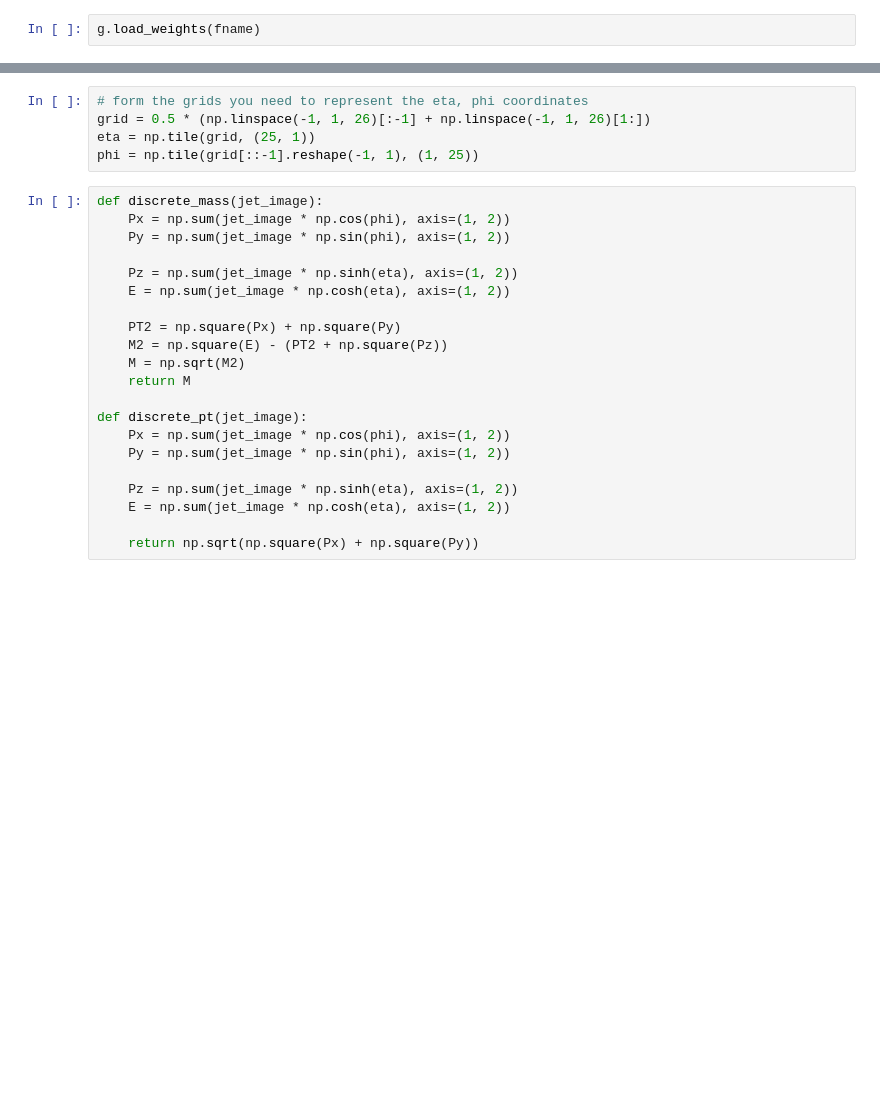
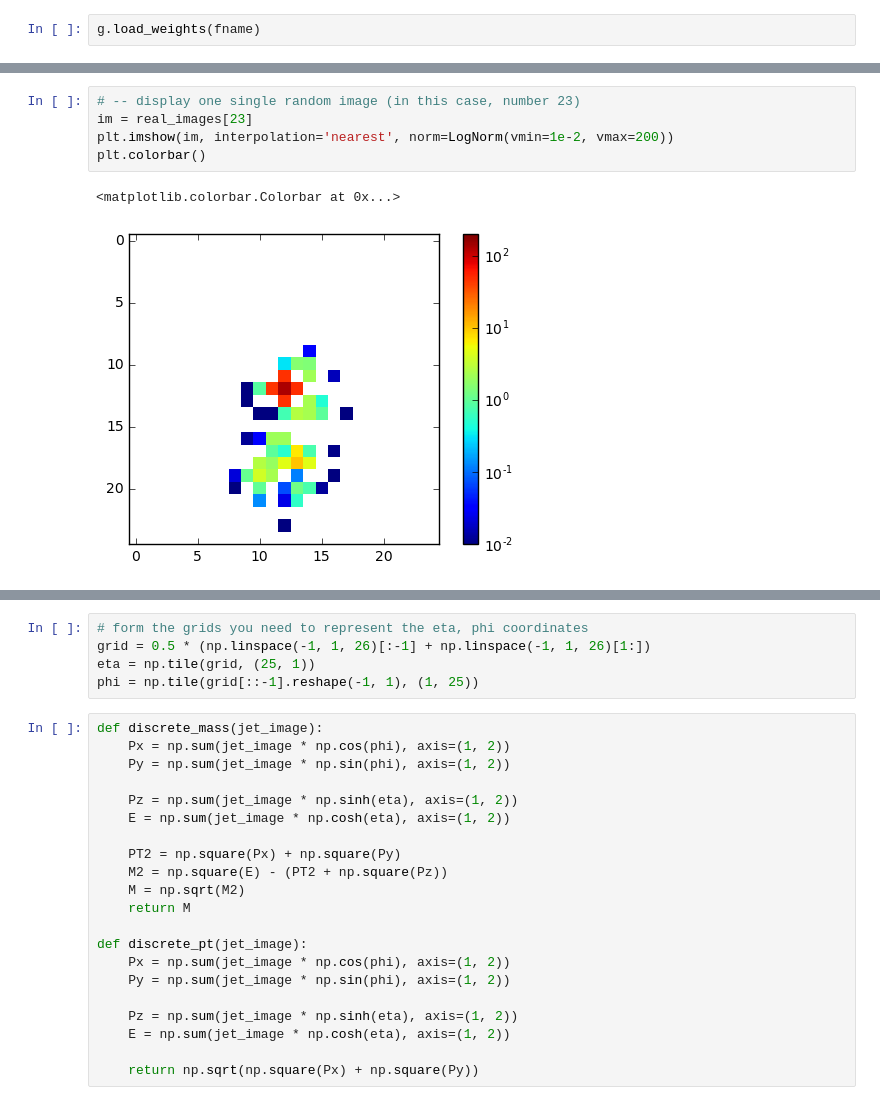
Before and after one commit to hep-lbdl/adversarial-jets, a Jupyter notebook: models/jet-gan.ipynb, the cells around one changed output, grey strips where cells are left out. Cells and saved outputs as stored; diff of their text form; blank space fills up the shorter version.

```diff
--- a/models/jet-gan.ipynb
+++ b/models/jet-gan.ipynb
@@ -70,0 +95,8 @@ plt.colorbar()
+# %%
+# -- display one single random image (in this case, number 23)
+im = real_images[23]
+plt.imshow(im, interpolation='nearest', norm=LogNorm(vmin=1e-2, vmax=200))
+plt.colorbar()
+# %% [output]
+<matplotlib.colorbar.Colorbar at 0x...>
+[figure, added]
```
Also changed, not shown: parts of 77 cells of this notebook.
